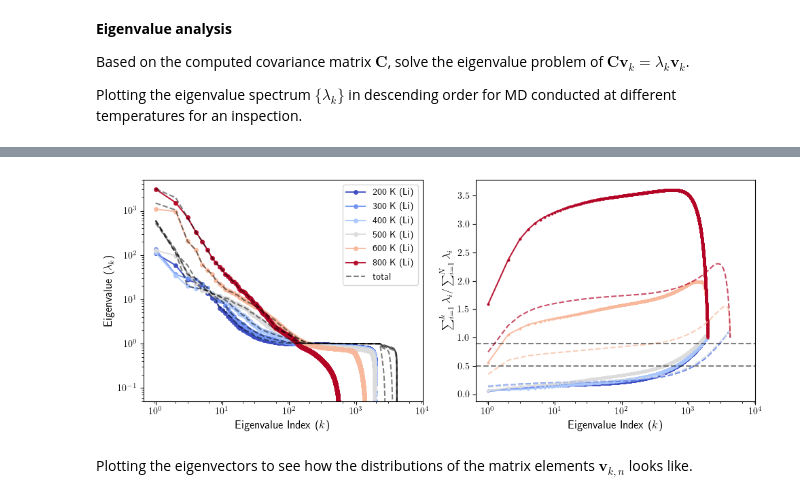
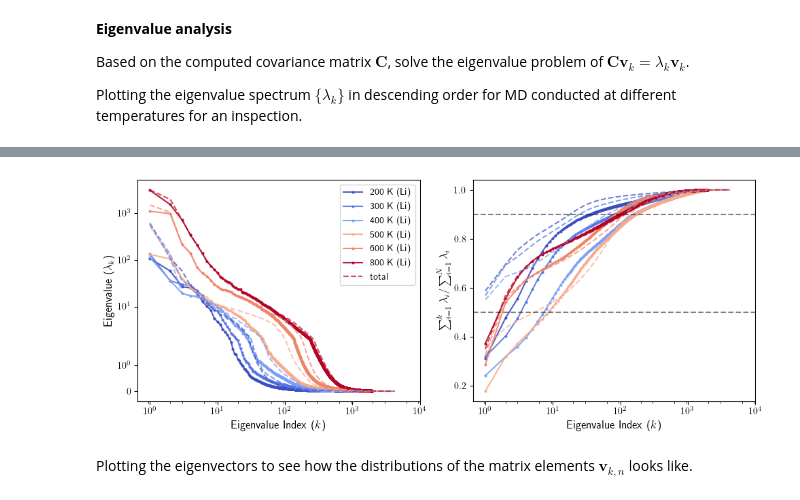
Before and after one commit to yangjackie/diffuser, a Jupyter notebook: essential_dynamics.ipynb, the cells around one changed output, grey strips where cells are left out. Drawn from its saved outputs; the diff is of its cells as text; code cells hidden in the pictures.

```diff
--- a/essential_dynamics.ipynb
+++ b/essential_dynamics.ipynb
@@ -93,16 +105,13 @@ for frame in _progress(traj, desc="Compute mass-normalized displacements", leave
 
 Computing the covariant matrix $\mathbf{C}$ for the displacements, in which the matrix element $C_{i\alpha,j\beta}=\langle\sqrt{m_i m_j}\Delta r_{i\alpha} \Delta r_{j\beta}\rangle$, where the Greek subscript denotes Cartesian direction.
 # %%
-covariance_matrix = np.zeros((averaged_structure.get_number_of_atoms() * 3, averaged_structure.get_number_of_atoms() * 3))
-atomic_displacements = np.array(atomic_displacements)
+atomic_displacements = np.asarray(atomic_displacements, dtype=float)
 
-for i in _progress(range(averaged_structure.get_number_of_atoms() * 3), desc="Compute covariance matrix", leave=False):
-    dispalacement_i = atomic_displacements[:, i]
-    covariance_matrix[i, i+1:] = np.dot(dispalacement_i, atomic_displacements[:, i+1:])/dispalacement_i.shape[0]
+# Compute covariance in one shot: C = X^T X / n_frames
+n_frames = atomic_displacements.shape[0]
+covariance_matrix = (atomic_displacements.T @ atomic_displacements) / n_frames
 
-covariance_matrix += covariance_matrix.T + np.identity(averaged_structure.get_number_of_atoms() * 3)
-
-np.save(traj_directory + "covariance_matrix_from_averaged_structure.npy", covariance_matrix)
+np.save(traj_directory + "covariance_matrix.npy", covariance_matrix)
 # %% [markdown]
 **Eigenvalue analysis**
 
@@ -185,24 +203,36 @@ plt.show()
 # %%
 # repeat the above analysis but for particular sublattice only
 element = "Li"
-input_atom_order = averaged_structure.get_chemical_symbols()
-input_atom_oder_dict = {i: symbol for i, symbol in enumerate(input_atom_order)}
-indicies = []
-indices = [i for i, symbol in input_atom_oder_dict.items() if symbol == element]
-indicies = list(np.array([[3*i, 3*i+1, 3*i+2] for i in indices]).reshape(-1))
+input_atom_order = read(
+    "/Users/jackyang-macmini/OneDrive - UNSW/Documents/Projects/artificial_intelligence/LiPSCl-diffusion/nve_md/FT_MACE_long_traj/600_K/CONTCAR"
+).get_chemical_symbols()
+element_indices = [i for i, symbol in enumerate(input_atom_order) if symbol == element]
+element_indices = list(np.array([[3 * i, 3 * i + 1, 3 * i + 2] for i in element_indices]).reshape(-1))
+
+# pick a color from the matplotlib colormap for each temperature
+colors = plt.cm.coolwarm(np.linspace(0, 1, 11))
+color_200K = colors[0]
+color_300K = colors[1]
+color_400K = colors[2]
+color_500K = colors[7]
+color_600K = colors[8]
+color_700K = colors[9]
+color_800K = colors[10]
 
 # now in the covariance matrix, only keep the rows and columns corresponding to the Li sublattice
-covariance_matrix_200K_element = covariance_matrix_200K[np.ix_(indicies, indicies)]
-covariance_matrix_300K_element = covariance_matrix_300K[np.ix_(indicies, indicies)]
-covariance_matrix_400K_element = covariance_matrix_400K[np.ix_(indicies, indicies)]
-covariance_matrix_500K_element = covariance_matrix_500K[np.ix_(indicies, indicies)]
-covariance_matrix_600K_element = covariance_matrix_600K[np.ix_(indicies, indicies)]
-covariance_matrix_800K_element = covariance_matrix_800K[np.ix_(indicies, indicies)]
+covariance_matrix_200K_element = covariance_matrix_200K[np.ix_(element_indices, element_indices)]
+covariance_matrix_300K_element = covariance_matrix_300K[np.ix_(element_indices, element_indices)]
+covariance_matrix_400K_element = covariance_matrix_400K[np.ix_(element_indices, element_indices)]
+covariance_matrix_500K_element = covariance_matrix_500K[np.ix_(element_indices, element_indices)]
+covariance_matrix_600K_element = covariance_matrix_600K[np.ix_(element_indices, element_indices)]
+covariance_matrix_700K_element = covariance_matrix_700K[np.ix_(element_indices, element_indices)]
+covariance_matrix_800K_element = covariance_matrix_800K[np.ix_(element_indices, element_indices)]
 eigenvalues_200K_element, eigenvectors_200K_element = np.linalg.eigh(covariance_matrix_200K_element)
 eigenvalues_300K_element, eigenvectors_300K_element = np.linalg.eigh(covariance_matrix_300K_element)
 eigenvalues_400K_element, eigenvectors_400K_element = np.linalg.eigh(covariance_matrix_400K_element)
 eigenvalues_500K_element, eigenvectors_500K_element = np.linalg.eigh(covariance_matrix_500K_element)
 eigenvalues_600K_element, eigenvectors_600K_element = np.linalg.eigh(covariance_matrix_600K_element)
+# eigenvalues_700K_element, eigenvectors_700K_element = np.linalg.eigh(covariance_matrix_700K_element)
 eigenvalues_800K_element, eigenvectors_800K_element = np.linalg.eigh(covariance_matrix_800K_element)
 # sort the eigenvectors according to descending order of eigenvalues
 eigenvectors_200K_element = eigenvectors_200K_element[:, np.argsort(eigenvalues_200K_element)[::-1]]
@@ -210,26 +240,29 @@ eigenvectors_300K_element = eigenvectors_300K_element[:, np.argsort(eigenvalues_
 eigenvectors_400K_element = eigenvectors_400K_element[:, np.argsort(eigenvalues_400K_element)[::-1]]
 eigenvectors_500K_element = eigenvectors_500K_element[:, np.argsort(eigenvalues_500K_element)[::-1]]
 eigenvectors_600K_element = eigenvectors_600K_element[:, np.argsort(eigenvalues_600K_element)[::-1]]
+# eigenvectors_700K_element = eigenvectors_700K_element[:, np.argsort(eigenvalues_700K_element)[::-1]]
 eigenvectors_800K_element = eigenvectors_800K_element[:, np.argsort(eigenvalues_800K_element)[::-1]]
 # plot the eigenvalues for the Li sublattice only, using a different color for each temperature
 fig,ax = plt.subplots(1,2, figsize=(10,4))
-ax[0].plot([i+1 for i in range(len(eigenvalues_200K_element))], np.sort(eigenvalues_200K_element, axis=None)[::-1],'o-', c=color_200K, label='200 K ('+element+')',alpha=0.9,markersize=4)
-ax[0].plot([i+1 for i in range(len(eigenvalues_300K_element))], np.sort(eigenvalues_300K_element, axis=None)[::-1],'o-', c=color_300K, label='300 K ('+element+')',alpha=0.9,markersize=4)
-ax[0].plot([i+1 for i in range(len(eigenvalues_400K_element))], np.sort(eigenvalues_400K_element, axis=None)[::-1],'o-', c=color_400K, label='400 K ('+element+')',alpha=0.9,markersize=4)
-ax[0].plot([i+1 for i in range(len(eigenvalues_500K_element))], np.sort(eigenvalues_500K_element, axis=None)[::-1],'o-', c=color_500K, label='500 K ('+element+')',alpha=0.9,markersize=4)
-ax[0].plot([i+1 for i in range(len(eigenvalues_600K_element))], np.sort(eigenvalues_600K_element, axis=None)[::-1],'o-', c=color_600K, label='600 K ('+element+')',alpha=0.9,markersize=4)
-ax[0].plot([i+1 for i in range(len(eigenvalues_800K_element))], np.sort(eigenvalues_800K_element, axis=None)[::-1],'o-', c=color_800K, label='800 K ('+element+')',alpha=0.9,markersize=4)
+ax[0].plot([i+1 for i in range(len(eigenvalues_200K_element))], np.sort(eigenvalues_200K_element, axis=None)[::-1],'o-', c=color_200K, label='200 K ('+element+')',alpha=0.9,markersize=2)
+ax[0].plot([i+1 for i in range(len(eigenvalues_300K_element))], np.sort(eigenvalues_300K_element, axis=None)[::-1],'o-', c=color_300K, label='300 K ('+element+')',alpha=0.9,markersize=2)
+ax[0].plot([i+1 for i in range(len(eigenvalues_400K_element))], np.sort(eigenvalues_400K_element, axis=None)[::-1],'o-', c=color_400K, label='400 K ('+element+')',alpha=0.9,markersize=2)
+ax[0].plot([i+1 for i in range(len(eigenvalues_500K_element))], np.sort(eigenvalues_500K_element, axis=None)[::-1],'o-', c=color_500K, label='500 K ('+element+')',alpha=0.9,markersize=2)
+ax[0].plot([i+1 for i in range(len(eigenvalues_600K_element))], np.sort(eigenvalues_600K_element, axis=None)[::-1],'o-', c=color_600K, label='600 K ('+element+')',alpha=0.9,markersize=2)
+# ax[0].plot([i+1 for i in range(len(eigenvalues_700K_element))], np.sort(eigenvalues_700K_element, axis=None)[::-1],'o-', c=color_700K, label='700 K ('+element+')',alpha=0.9,markersize=2)
+ax[0].plot([i+1 for i in range(len(eigenvalues_800K_element))], np.sort(eigenvalues_800K_element, axis=None)[::-1],'o-', c=color_800K, label='800 K ('+element+')',alpha=0.9,markersize=2)
 
-ax[0].plot([i + 1 for i in range(len(eigenvalues_200K))], np.sort(eigenvalues_200K, axis=None)[::-1], "--", c='k', label="total",alpha=0.5)
-ax[0].plot([i + 1 for i in range(len(eigenvalues_300K))], np.sort(eigenvalues_300K, axis=None)[::-1], "--", c="k", alpha=0.5)
-ax[0].plot([i + 1 for i in range(len(eigenvalues_400K))], np.sort(eigenvalues_400K, axis=None)[::-1], "--", c="k", alpha=0.5)
-ax[0].plot([i + 1 for i in range(len(eigenvalues_500K))], np.sort(eigenvalues_500K, axis=None)[::-1], "--", c="k", alpha=0.5)
-ax[0].plot([i + 1 for i in range(len(eigenvalues_600K))], np.sort(eigenvalues_600K, axis=None)[::-1], "--", c="k", alpha=0.5)
-ax[0].plot([i + 1 for i in range(len(eigenvalues_800K))], np.sort(eigenvalues_800K, axis=None)[::-1], "--", c="k", alpha=0.5)
+ax[0].plot([i + 1 for i in range(len(eigenvalues_200K))], np.sort(eigenvalues_200K, axis=None)[::-1], "--", c=color_200K,  alpha=0.7)
+ax[0].plot([i + 1 for i in range(len(eigenvalues_300K))], np.sort(eigenvalues_300K, axis=None)[::-1], "--", c=color_300K, alpha=0.7)
+ax[0].plot([i + 1 for i in range(len(eigenvalues_400K))], np.sort(eigenvalues_400K, axis=None)[::-1], "--", c=color_400K, alpha=0.7)
+ax[0].plot([i + 1 for i in range(len(eigenvalues_500K))], np.sort(eigenvalues_500K, axis=None)[::-1], "--", c=color_500K, alpha=0.7)
+ax[0].plot([i + 1 for i in range(len(eigenvalues_600K))], np.sort(eigenvalues_600K, axis=None)[::-1], "--", c=color_600K, alpha=0.7)
+# ax[0].plot([i + 1 for i in range(len(eigenvalues_700K))], np.sort(eigenvalues_700K, axis=None)[::-1], "--", c='k', alpha=0.7)
+ax[0].plot([i + 1 for i in range(len(eigenvalues_800K))], np.sort(eigenvalues_800K, axis=None)[::-1], "--", c=color_800K, label="total", alpha=0.7)
 
 
-ax[0].set_yscale("log")
-ax[0].set_ylim(5e-2, 5e3)
+ax[0].set_yscale("symlog")
+# ax[0].set_ylim(5e-2, 5e3)
 ax[0].set_xscale("log", base=np.sqrt(10))
 ax[0].set_xticks([1, 10, 100, 1000, 10000], labels=['$10^0$', '$10^1$', '$10^2$', '$10^3$', '$10^4$'])
 
@@ -242,34 +275,38 @@ _eigenvalues_200K_element = np.sort(eigenvalues_200K_element, axis=None)[::-1]
 _eigenvalues_300K_element = np.sort(eigenvalues_300K_element, axis=None)[::-1]
 _eigenvalues_600K_element = np.sort(eigenvalues_600K_element, axis=None)[::-1]
 _eigenvalues_400K_element = np.sort(eigenvalues_400K_element, axis=None)[::-1]
 _eigenvalues_500K_element = np.sort(eigenvalues_500K_element, axis=None)[::-1]
+# _eigenvalues_700K_element = np.sort(eigenvalues_700K_element, axis=None)[::-1]
 _eigenvalues_800K_element = np.sort(eigenvalues_800K_element, axis=None)[::-1]
 ax[1].plot([i+1 for i in range(len(eigenvalues_200K_element))], [np.sum(_eigenvalues_200K_element[:i+1])/np.sum(eigenvalues_200K_element) for i in range(len(eigenvalues_200K_element))],'-o', c=color_200K, label='200 K ('+element+')',alpha=0.9,markersize=2)
 ax[1].plot([i+1 for i in range(len(eigenvalues_300K_element))], [np.sum(_eigenvalues_300K_element[:i+1])/np.sum(eigenvalues_300K_element) for i in range(len(eigenvalues_300K_element))],'-o', c=color_300K, label='300 K ('+element+')',alpha=0.9,markersize=2)
 ax[1].plot([i+1 for i in range(len(eigenvalues_400K_element))], [np.sum(_eigenvalues_400K_element[:i+1])/np.sum(eigenvalues_400K_element) for i in range(len(eigenvalues_400K_element))],'-o', c=color_400K, label='400 K ('+element+')',alpha=0.9,markersize=2)
 ax[1].plot([i+1 for i in range(len(eigenvalues_500K_element))], [np.sum(_eigenvalues_500K_element[:i+1])/np.sum(eigenvalues_500K_element) for i in range(len(eigenvalues_500K_element))],'-o', c=color_500K, label='500 K ('+element+')',alpha=0.9,markersize=2)
 ax[1].plot([i+1 for i in range(len(eigenvalues_600K_element))], [np.sum(_eigenvalues_600K_element[:i+1])/np.sum(eigenvalues_600K_element) for i in range(len(eigenvalues_600K_element))],'-o', c=color_600K, label='600 K ('+element+')',alpha=0.9,markersize=2)
+# ax[1].plot([i+1 for i in range(len(eigenvalues_700K_element))], [np.sum(_eigenvalues_700K_element[:i+1])/np.sum(eigenvalues_700K_element) for i in range(len(eigenvalues_700K_element))],'-o', c=color_700K, label='700 K ('+element+')',alpha=0.9,markersize=2)
 ax[1].plot([i+1 for i in range(len(eigenvalues_800K_element))], [np.sum(_eigenvalues_800K_element[:i+1])/np.sum(eigenvalues_800K_element) for i in range(len(eigenvalues_800K_element))],'-o', c=color_800K, label='800 K ('+element+')',alpha=0.9,markersize=2)
 
 ax[1].plot([i + 1 for i in range(len(eigenvalues_200K))],[np.sum(_eigenvalues_200K[: i + 1]) / np.sum(eigenvalues_200K) for i in range(len(eigenvalues_200K))],"--",c=color_200K,alpha=0.7,markersize=2,label="total")
 ax[1].plot([i + 1 for i in range(len(eigenvalues_300K))],[np.sum(_eigenvalues_300K[: i + 1]) / np.sum(eigenvalues_300K) for i in range(len(eigenvalues_300K))],"--",c=color_300K,alpha=0.7,markersize=2)
 ax[1].plot([i + 1 for i in range(len(eigenvalues_400K))],[np.sum(_eigenvalues_400K[: i + 1]) / np.sum(eigenvalues_400K) for i in range(len(eigenvalues_400K))],"--",c=color_400K,alpha=0.7,markersize=2)
 ax[1].plot([i + 1 for i in range(len(eigenvalues_500K))],[np.sum(_eigenvalues_500K[: i + 1]) / np.sum(eigenvalues_500K) for i in range(len(eigenvalues_500K))],"--",c=color_500K,alpha=0.7,markersize=2)
 ax[1].plot([i + 1 for i in range(len(eigenvalues_600K))],[np.sum(_eigenvalues_600K[: i + 1]) / np.sum(eigenvalues_600K) for i in range(len(eigenvalues_600K))],"--",c=color_600K,alpha=0.7,markersize=2)
+# ax[1].plot([i + 1 for i in range(len(eigenvalues_700K))],[np.sum(_eigenvalues_700K[: i + 1]) / np.sum(eigenvalues_700K) for i in range(len(eigenvalues_700K))],"--",c=color_700K,alpha=0.7,markersize=2)
 ax[1].plot([i + 1 for i in range(len(eigenvalues_800K))],[np.sum(_eigenvalues_800K[: i + 1]) / np.sum(eigenvalues_800K) for i in range(len(eigenvalues_800K))],"--",c=color_800K,alpha=0.7,markersize=2)
 
 ax[1].set_xscale("log", base=np.sqrt(10))
 ax[1].set_xticks([1, 10, 100, 1000, 10000], labels=["$10^0$", "$10^1$", "$10^2$", "$10^3$", "$10^4$"])
 ax[1].set_xlabel('Eigenvalue Index ($k$)', fontsize=12)
 ax[1].set_ylabel('$\\sum_{i=1}^k \\lambda_i / \\sum_{i=1}^N \\lambda_i$', fontsize=12)
 ax[1].tick_params(axis='both', which='both', labelsize=10)
 # ax[1].legend()
 ax[1].axhline(0.9, c='k', ls='--', alpha=0.5)
 ax[1].axhline(0.5, c='k', ls='--', alpha=0.5)
 plt.tight_layout()
+plt.savefig("/Users/jackyang-macmini/OneDrive - UNSW/Documents/Projects/artificial_intelligence/LiPSCl-diffusion/nve_md_essential_dynamics_analysis.pdf")
 plt.show()
 # %% [output]
-[figure, old version]
+[figure, new version]
 # %% [markdown]
 Plotting the eigenvectors to see how the distributions of the matrix elements $\mathbf{v}_{k,n}$ looks like.
 # %%
```
Also changed, not shown: parts of 3 cells of this notebook, 2 other files.
